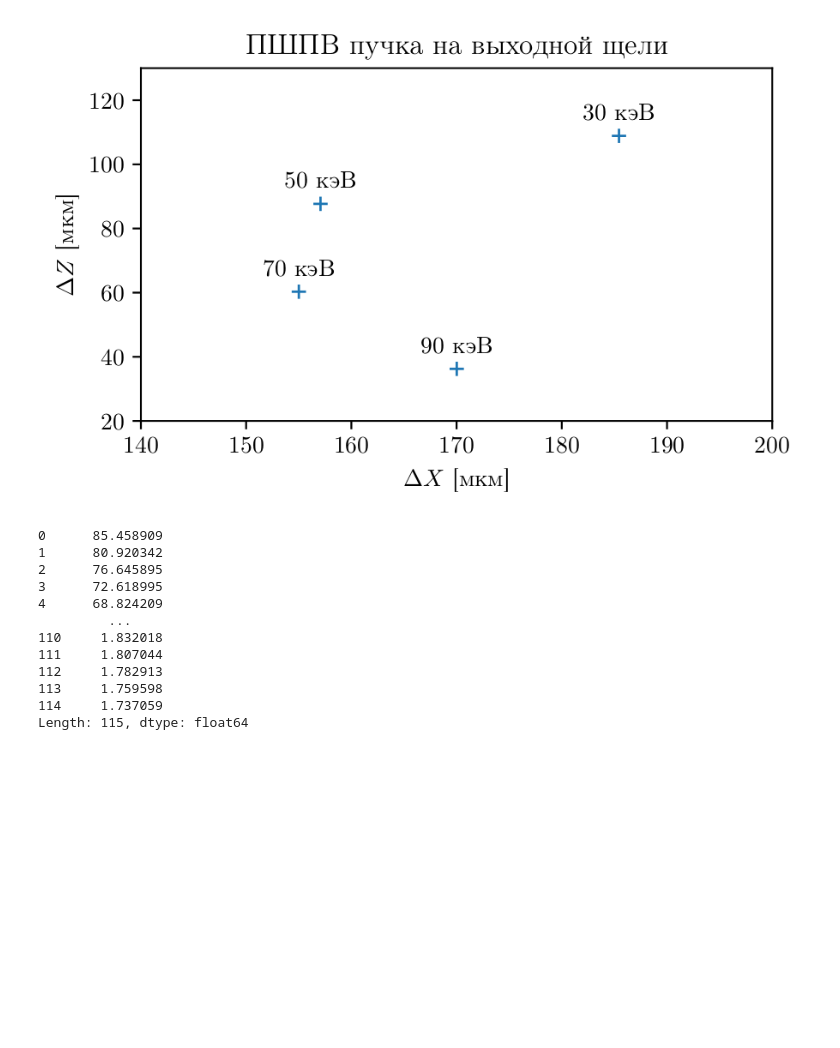
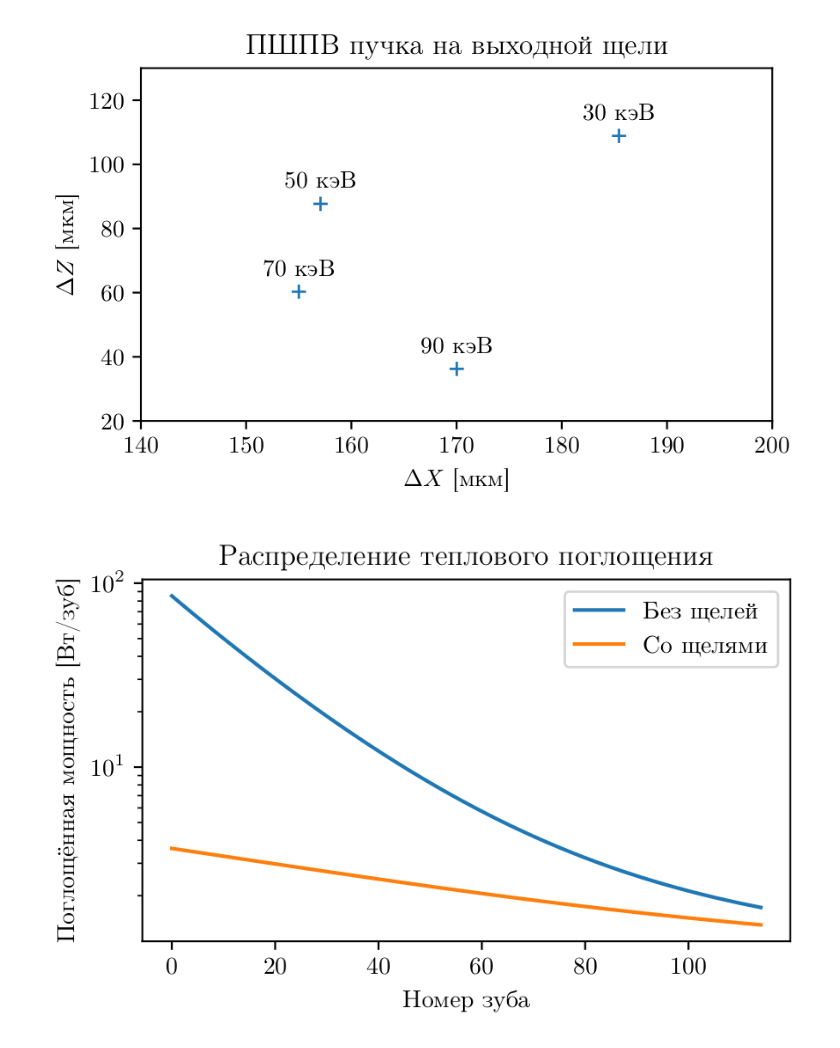
Before and after one commit to glebdovzhenko/skif-xrt, a Jupyter notebook: notebooks/NSTU-SCW.ipynb, the cells around one changed output. Cells and saved outputs as stored; diff of their text form; code cells hidden in the pictures; blank space fills up the shorter version.

```diff
--- a/notebooks/NSTU-SCW.ipynb
+++ b/notebooks/NSTU-SCW.ipynb
@@ -468,26 +468,20 @@ fig
 # %%
 wd = os.path.join(os.getenv('BASE_DIR'), 'datasets', 'nstu-scw-2', 'absorbed_power_lens')
 
-result = dict()
-for f_name in filter(lambda x: x.endswith('.pickle'), os.listdir(wd)):
-    idx = int(f_name.replace('CRL', '').replace('-XZ.pickle', ''))
-    with open(os.path.join(wd, f_name), 'rb') as data:
-        pp = pickle.load(data).power
-        result[idx] = pp
-result = pd.Series(result)
-result = result.sort_index()
-print(result)
-result.to_csv()
+d1 = pd.read_csv(os.path.join(os.getenv('BASE_DIR'), 'datasets', 'nstu-scw-2', 'absorbed_power_lens', 'lens_power.txt'), sep=' ', skiprows=1, header=None, index_col=0)
+d2 = pd.read_csv(os.path.join(os.getenv('BASE_DIR'), 'datasets', 'nstu-scw-2', 'absorbed_power_lens_w_slits', 'lens_power.txt'), sep=' ', skiprows=1, header=None, index_col=0)
+
+d1.index = d1.index / 2
+d2.index = d2.index / 2
+
+plt.close(fig)
+fig, ax = plt.subplots()
+ax.semilogy(d1, label='Без щелей')
+ax.semilogy(d2, label='Со щелями')
+plt.xlabel('Номер зуба')
+plt.ylabel('Поглощённая мощность [Вт/зуб]')
+plt.title('Распределение теплового поглощения')
+plt.legend()
+fig
 # %% [output]
-0      85.458909
-1      80.920342
-2      76.645895
-3      72.618995
-4      68.824209
-         ...
-110     1.832018
-111     1.807044
-112     1.782913
-113     1.759598
-114     1.737059
-Length: 115, dtype: float64
+[figure, added]
```
Also changed, not shown: 2 other files.
